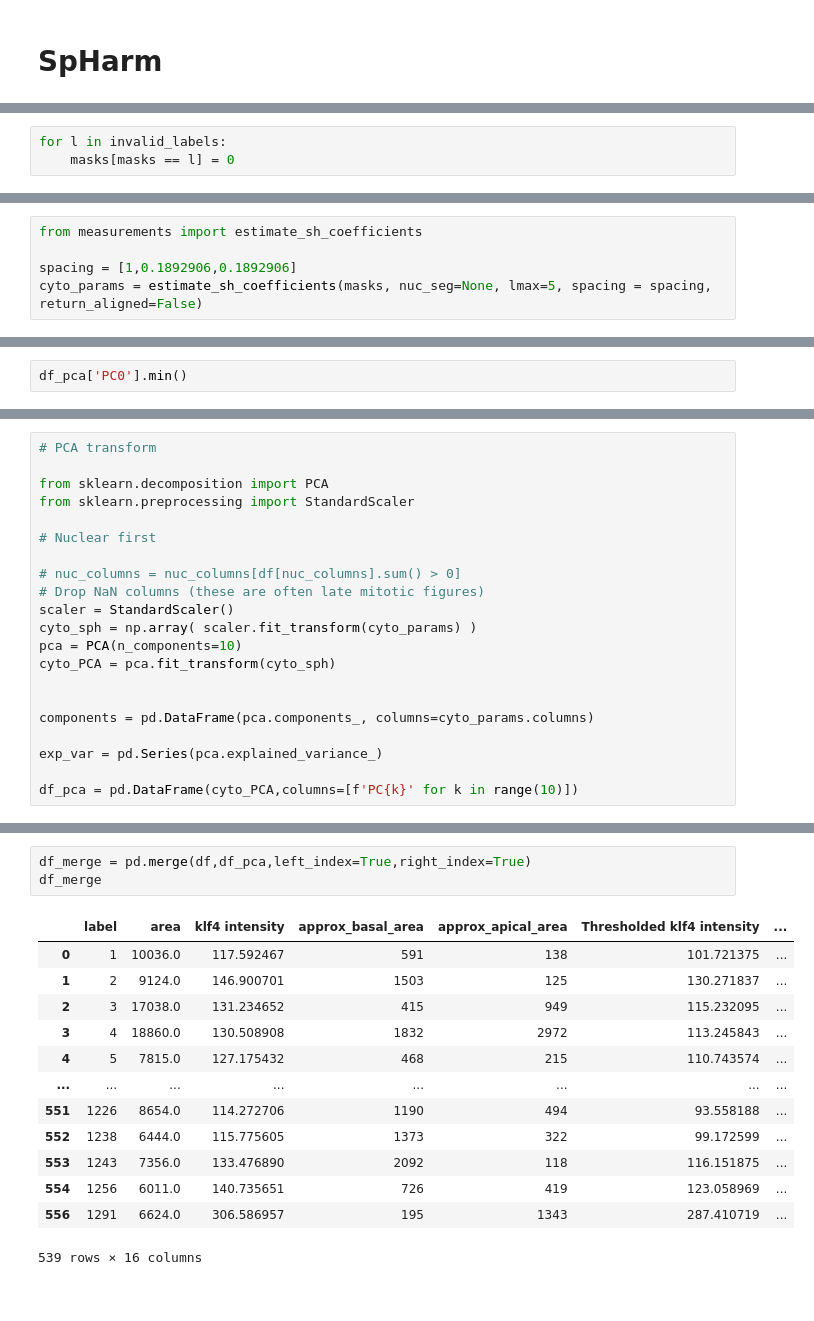
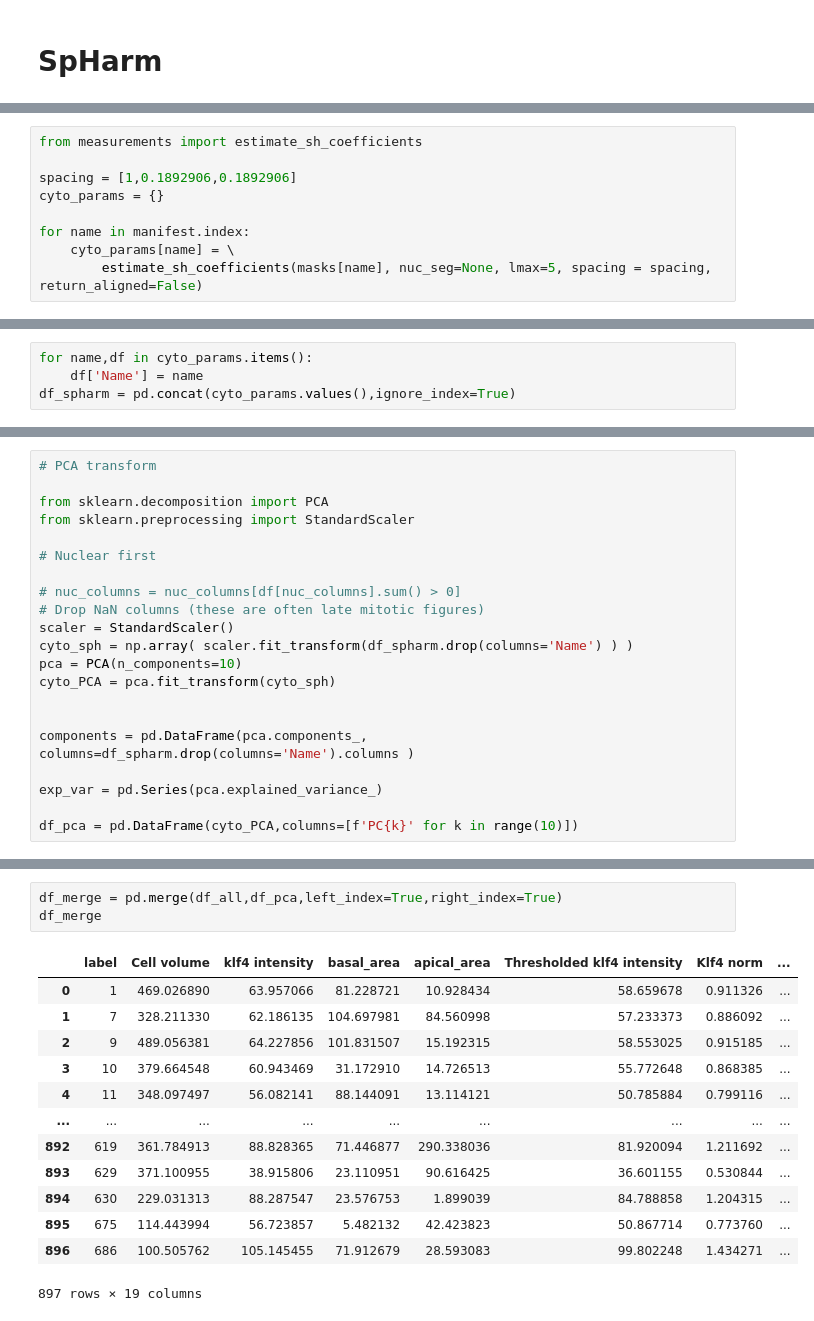
Before and after one commit to xies/mouse_skin_size_control, a Jupyter notebook: misc_analysis/esophagus.ipynb, the cells around one changed output, grey strips where cells are left out. Drawn from its saved outputs; the diff is of its cells as text.

```diff
--- a/misc_analysis/esophagus.ipynb
+++ b/misc_analysis/esophagus.ipynb
@@ -74,3 +153,0 @@ len(invalid_labels)
-# %%
-for l in invalid_labels:
-    masks[masks == l] = 0
@@ -80,4 +155,8 @@ io.imsave(dirname / 'mask_cleaned.tif',masks)
 from measurements import estimate_sh_coefficients
 
 spacing = [1,0.1892906,0.1892906]
-cyto_params = estimate_sh_coefficients(masks, nuc_seg=None, lmax=5, spacing = spacing, return_aligned=False)
+cyto_params = {}
+
+for name in manifest.index:
+    cyto_params[name] = \
+        estimate_sh_coefficients(masks[name], nuc_seg=None, lmax=5, spacing = spacing, return_aligned=False)
@@ -84,2 +167,4 @@ cyto_params = estimate_sh_coefficients(masks, nuc_seg=None, lmax=5, spacing = sp
 # %%
-df_pca['PC0'].min()
+for name,df in cyto_params.items():
+    df['Name'] = name
+df_spharm = pd.concat(cyto_params.values(),ignore_index=True)
@@ -96,12 +195,12 @@ from sklearn.preprocessing import StandardScaler
 # nuc_columns = nuc_columns[df[nuc_columns].sum() > 0]
 # Drop NaN columns (these are often late mitotic figures)
 scaler = StandardScaler()
-cyto_sph = np.array( scaler.fit_transform(cyto_params) )
+cyto_sph = np.array( scaler.fit_transform(df_spharm.drop(columns='Name') ) )
 pca = PCA(n_components=10)
 cyto_PCA = pca.fit_transform(cyto_sph)
 
 
-components = pd.DataFrame(pca.components_, columns=cyto_params.columns)
+components = pd.DataFrame(pca.components_, columns=df_spharm.drop(columns='Name').columns )
 
 exp_var = pd.Series(pca.explained_variance_)
 
@@ -127,20 +228,20 @@ Widget(value='<iframe src="http://localhost:57535/index.html?ui=P_0x3b71889e0_8&
 # %%
-df_merge = pd.merge(df,df_pca,left_index=True,right_index=True)
+df_merge = pd.merge(df_all,df_pca,left_index=True,right_index=True)
 df_merge
 # %% [output]
-|  | label | area | klf4 intensity | approx_basal_area | approx_apical_area | Thresholded klf4 intensity | ... |
-| 0 | 1 | 10036.0 | 117.592467 | 591 | 138 | 101.721375 | ... |
-| 1 | 2 | 9124.0 | 146.900701 | 1503 | 125 | 130.271837 | ... |
-| 2 | 3 | 17038.0 | 131.234652 | 415 | 949 | 115.232095 | ... |
-| 3 | 4 | 18860.0 | 130.508908 | 1832 | 2972 | 113.245843 | ... |
-| 4 | 5 | 7815.0 | 127.175432 | 468 | 215 | 110.743574 | ... |
-| ... | ... | ... | ... | ... | ... | ... | ... |
-| 551 | 1226 | 8654.0 | 114.272706 | 1190 | 494 | 93.558188 | ... |
-| 552 | 1238 | 6444.0 | 115.775605 | 1373 | 322 | 99.172599 | ... |
-| 553 | 1243 | 7356.0 | 133.476890 | 2092 | 118 | 116.151875 | ... |
-| 554 | 1256 | 6011.0 | 140.735651 | 726 | 419 | 123.058969 | ... |
-| 556 | 1291 | 6624.0 | 306.586957 | 195 | 1343 | 287.410719 | ... |
+|  | label | Cell volume | klf4 intensity | basal_area | apical_area | Thresholded klf4 intensity | Klf4 norm | ... |
+| 0 | 1 | 469.026890 | 63.957066 | 81.228721 | 10.928434 | 58.659678 | 0.911326 | ... |
+| 1 | 7 | 328.211330 | 62.186135 | 104.697981 | 84.560998 | 57.233373 | 0.886092 | ... |
+| 2 | 9 | 489.056381 | 64.227856 | 101.831507 | 15.192315 | 58.553025 | 0.915185 | ... |
+| 3 | 10 | 379.664548 | 60.943469 | 31.172910 | 14.726513 | 55.772648 | 0.868385 | ... |
+| 4 | 11 | 348.097497 | 56.082141 | 88.144091 | 13.114121 | 50.785884 | 0.799116 | ... |
+| ... | ... | ... | ... | ... | ... | ... | ... | ... |
+| 892 | 619 | 361.784913 | 88.828365 | 71.446877 | 290.338036 | 81.920094 | 1.211692 | ... |
+| 893 | 629 | 371.100955 | 38.915806 | 23.110951 | 90.616425 | 36.601155 | 0.530844 | ... |
+| 894 | 630 | 229.031313 | 88.287547 | 23.576753 | 1.899039 | 84.788858 | 1.204315 | ... |
+| 895 | 675 | 114.443994 | 56.723857 | 5.482132 | 42.423823 | 50.867714 | 0.773760 | ... |
+| 896 | 686 | 100.505762 | 105.145455 | 71.912679 | 28.593083 | 99.802248 | 1.434271 | ... |
-539 rows × 16 columns
+897 rows × 19 columns
 # %%
 most_correlated_pcs = pd.DataFrame([np.corrcoef(df_merge['Thresholded klf4 intensity'],df_merge[f'PC{k}'])[0,1] for k in range(10)],columns=['Correlation'],index=[f'PC{k}' for k in range(10)])
 most_correlated_pcs = most_correlated_pcs.sort_values(by='Correlation')
```
Also changed, not shown: parts of 21 cells of this notebook, 5 other files.
